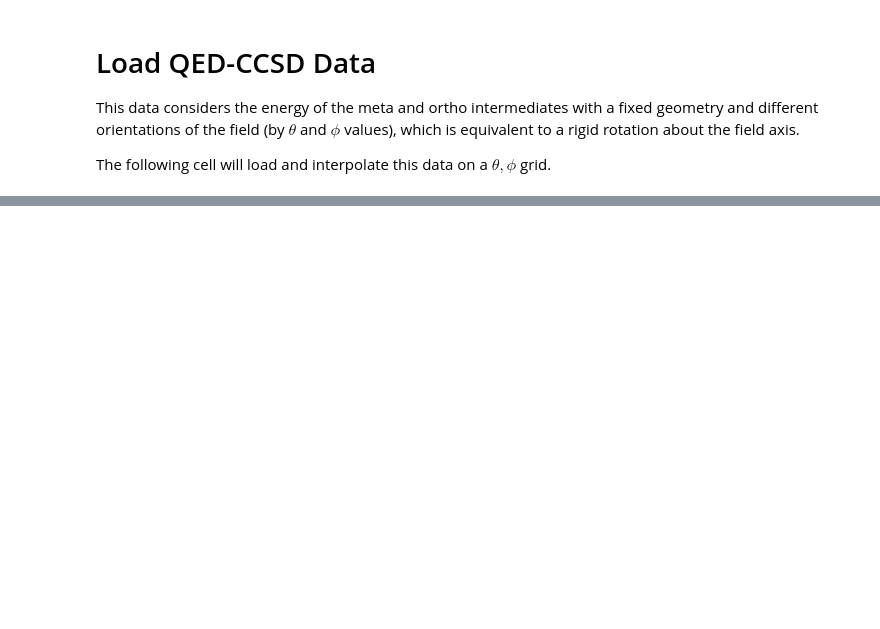
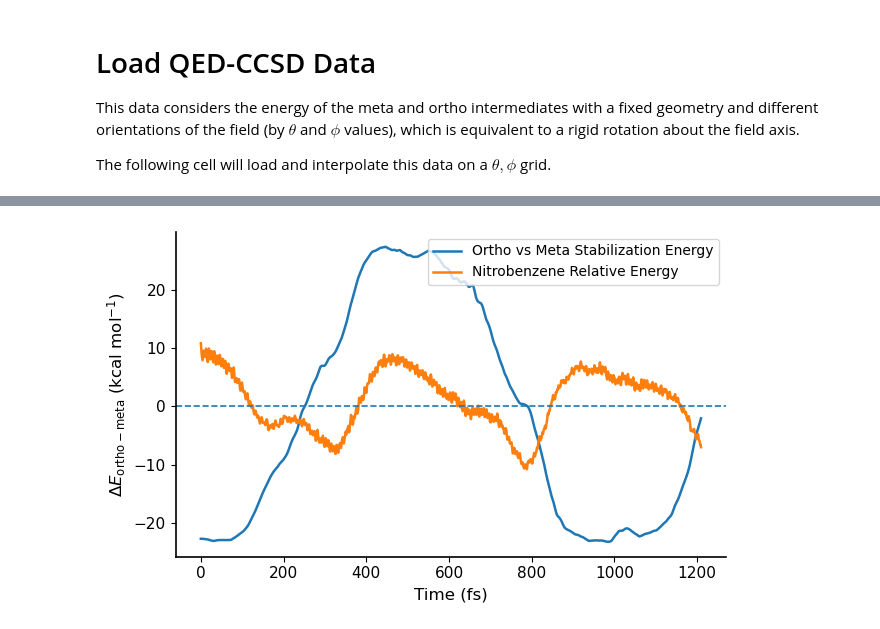
Before and after one commit to FoleyLab/cqed-rhf, a Jupyter notebook: examples/nitrobenzene/ortho_meta_orientation/torque_analysis_rhf_cas_ccsd.ipynb, the cells around one changed output, grey strips where cells are left out. Saved outputs shown, nothing was run; the diff lists cells and outputs as text; code cells hidden in the pictures; blank space fills up the shorter version.

```diff
--- a/examples/nitrobenzene/ortho_meta_orientation/torque_analysis_rhf_cas_ccsd.ipynb
+++ b/examples/nitrobenzene/ortho_meta_orientation/torque_analysis_rhf_cas_ccsd.ipynb
@@ -647,0 +736,50 @@ plot_energy_difference_with_gradients(meta_results, ortho_results,
+# %%
+import matplotlib.pyplot as plt
+import numpy as np
+
+def plot_deltaE_timeseries(t_values, deltaE_traj1, deltaE_traj2,
+                           file_name="deltaE_vs_time.png"):
+
+    plt.figure(figsize=(6.5, 4.0))
+
+    # Main trajectory line
+    plt.plot(t_values,
+             deltaE_traj1,
+             linewidth=1.8, label="Ortho vs Meta Stabilization Energy")
+
+    plt.plot(t_values,
+             deltaE_traj2,
+             linewidth=1.8, label="Nitrobenzene Relative Energy")
+
+
+    # Zero reference line
+    plt.axhline(0.0,
+                linestyle='--',
+                linewidth=1.2)
+
+    # Axis labels (with proper math formatting)
+    plt.xlabel("Time (fs)", fontsize=12)
+    plt.ylabel(r"$\Delta E_{\mathrm{ortho-meta}}$ (kcal mol$^{-1}$)",
+               fontsize=12)
+
+    # Remove top/right spines (clean journal look)
+    ax = plt.gca()
+    ax.spines["top"].set_visible(False)
+    ax.spines["right"].set_visible(False)
+
+    # Thicker axis lines
+    ax.spines["left"].set_linewidth(1.2)
+    ax.spines["bottom"].set_linewidth(1.2)
+
+    # Ticks styling
+    plt.xticks(fontsize=11)
+    plt.yticks(fontsize=11)
+
+    plt.tight_layout()
+    plt.savefig(file_name, dpi=600, bbox_inches="tight")
+    plt.legend()
+    plt.show()
+
+plot_deltaE_timeseries(t_values, deltaE_traj, E_vals, file_name="deltaE_vs_time.png")
+# %% [output]
+[figure, added]
```
Also changed, not shown: parts of 8 cells of this notebook, 5 other files.
